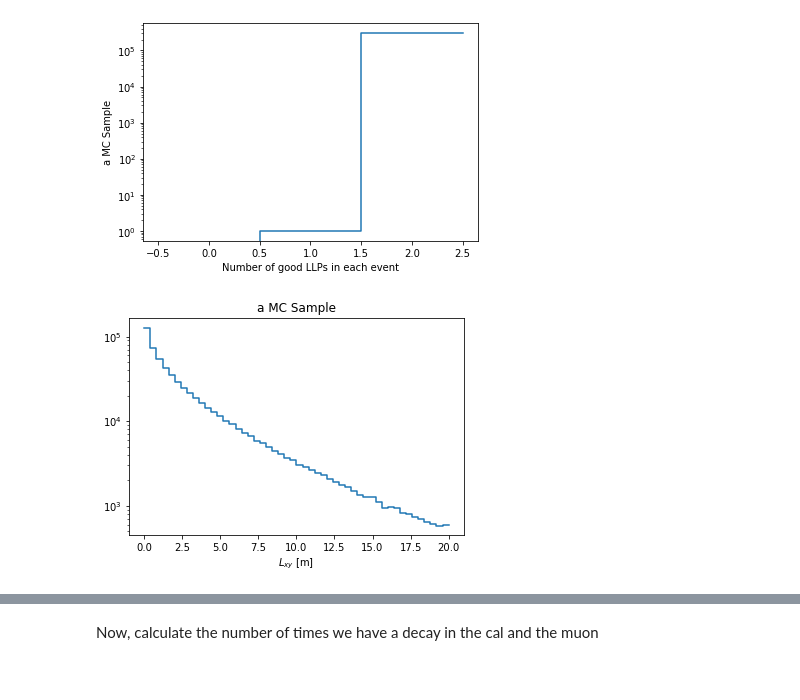
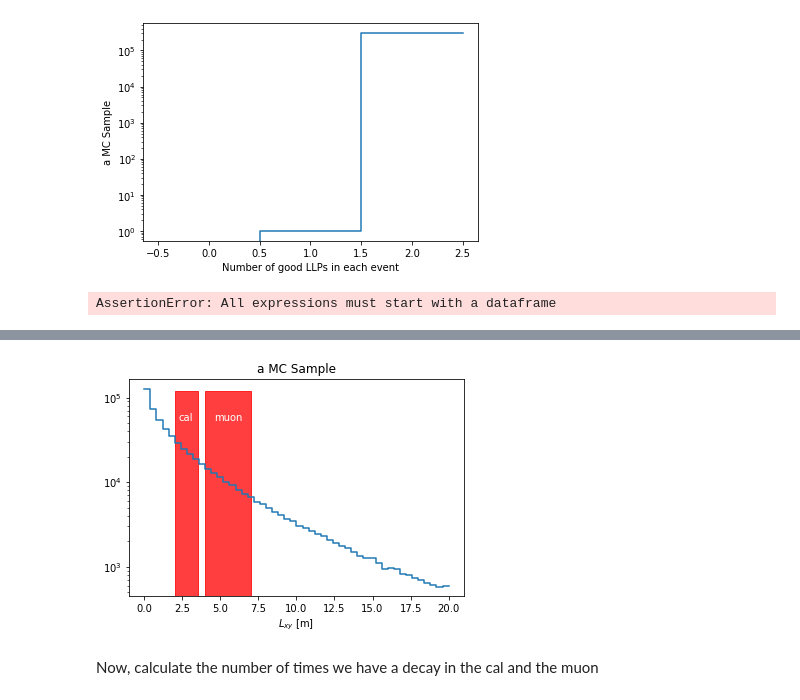
Before and after one commit to gordonwatts/CalMS, a Jupyter notebook: MCStudies/SampleLifetimes.ipynb, the cells around one changed output, grey strips where cells are left out. Drawn from its saved outputs; the diff is of its cells as text; code cells hidden in the pictures.

```diff
--- a/MCStudies/SampleLifetimes.ipynb
+++ b/MCStudies/SampleLifetimes.ipynb
@@ -50,14 +52,10 @@ plt.yscale('log')
 # %%
-l_prod = a_3v(llp_good_truth.prodVtx)
-l_decay = a_3v(llp_good_truth.decayVtx)
-lxy = (l_decay-l_prod).xy
-
 histogram(lxy/1000.0, bins=50, range=(0,20))
 plt.yscale('log')
 plt.xlabel('$L_{xy}$ [m]')
 _ = plt.title('a MC Sample')
 # %% [output]
-[figure, removed]
+AssertionError: All expressions must start with a dataframe
 # %% [markdown]
 # Some info about the old analyses
 
@@ -101,14 +99,16 @@ muon = detector_range('muon', (4.0, 7.0), 0.3)
 # %%
 from typing import List
 def plot_lxy(lxy, d_info: List[detector_range]):
-    plt.hist(lxy.flatten(), bins=50, range=(0,20))
+    histogram(lxy/1000.0, bins=50, range=(0,20))
     for d in d_info:
         d.draw_lxy_box()
     plt.yscale('log')
     plt.xlabel('$L_{xy}$ [m]')
     _ = plt.title('a MC Sample')
 
 plot_lxy(lxy, (cal, muon))
+# %% [output]
+[figure, added]
 # %% [markdown]
 Now, calculate the number of times we have a decay in the cal and the muon
 # %%
```
Also changed, not shown: parts of 2 cells of this notebook.
